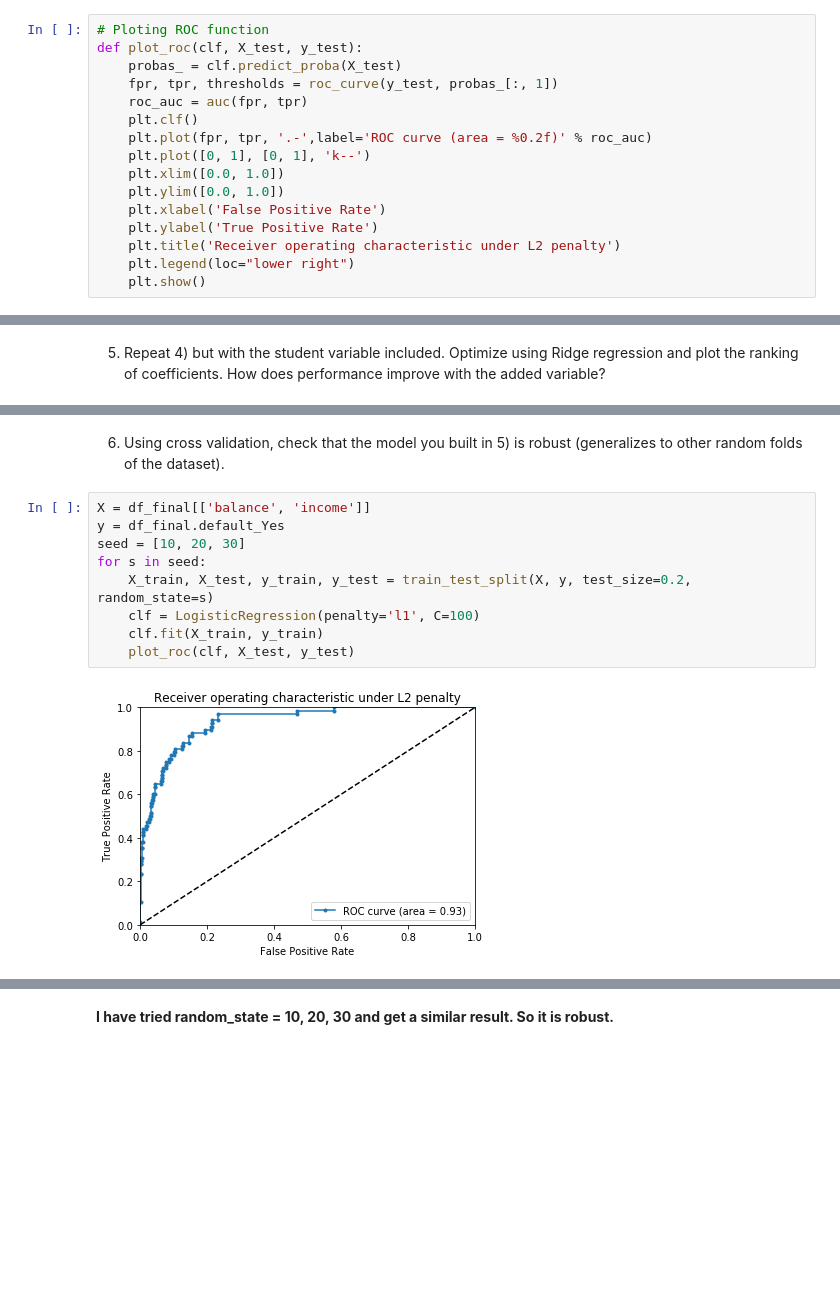
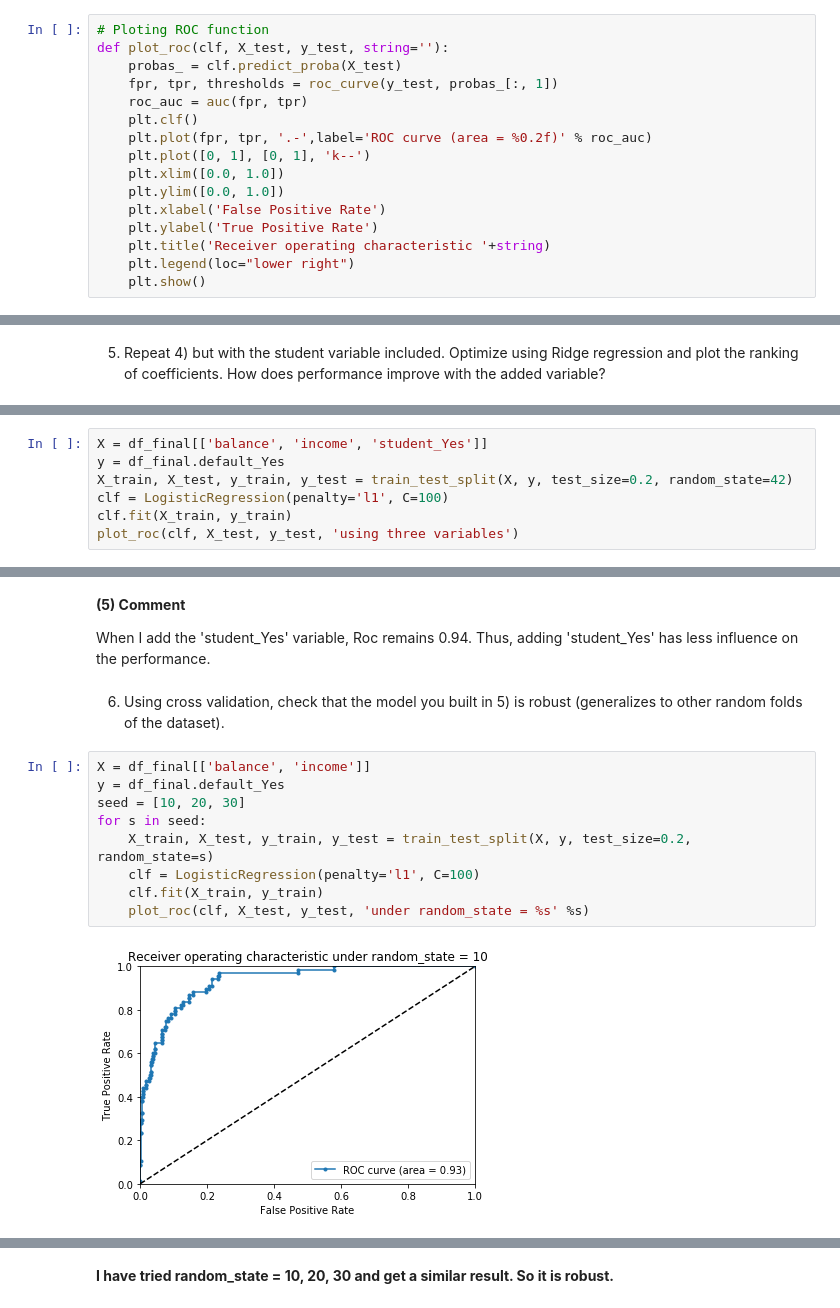
Before and after one commit to Columbia-Intro-Data-Science/python-introduction-imagemoon, a Jupyter notebook: Homework_3_Fanchen_Zeng.ipynb, the cells around one changed output, grey strips where cells are left out. Saved outputs shown, nothing was run; the diff lists cells and outputs as text; blank space fills up the shorter version.

```diff
--- a/Homework_3_Fanchen_Zeng.ipynb
+++ b/Homework_3_Fanchen_Zeng.ipynb
@@ -16,7 +17,7 @@ import graphviz
 %matplotlib inline
 # %%
 # Ploting ROC function
-def plot_roc(clf, X_test, y_test):
+def plot_roc(clf, X_test, y_test, string=''):
     probas_ = clf.predict_proba(X_test)
     fpr, tpr, thresholds = roc_curve(y_test, probas_[:, 1])
     roc_auc = auc(fpr, tpr)
@@ -27,7 +28,7 @@ def plot_roc(clf, X_test, y_test):
     plt.ylim([0.0, 1.0])
     plt.xlabel('False Positive Rate')
     plt.ylabel('True Positive Rate')
-    plt.title('Receiver operating characteristic under L2 penalty')
+    plt.title('Receiver operating characteristic '+string)
     plt.legend(loc="lower right")
     plt.show()
 # %%
@@ -139,0 +150,7 @@ for rect, label in zip(rects, clf.coef_[0]):
+# %%
+X = df_final[['balance', 'income', 'student_Yes']]
+y = df_final.default_Yes
+X_train, X_test, y_train, y_test = train_test_split(X, y, test_size=0.2, random_state=42)
+clf = LogisticRegression(penalty='l1', C=100)
+clf.fit(X_train, y_train)
+plot_roc(clf, X_test, y_test, 'using three variables')
@@ -140,13 +159,17 @@ for rect, label in zip(rects, clf.coef_[0]):
+# %% [markdown]
+**(5) Comment**
+
+When I add the 'student_Yes' variable, Roc remains 0.94. Thus, adding 'student_Yes' has less influence on the performance.
 # %% [markdown]
 6) Using cross validation, check that the model you built in 5) is robust (generalizes to other random folds of the dataset).
 # %%
 X = df_final[['balance', 'income']]
 y = df_final.default_Yes
 seed = [10, 20, 30]
 for s in seed:
     X_train, X_test, y_train, y_test = train_test_split(X, y, test_size=0.2, random_state=s)
     clf = LogisticRegression(penalty='l1', C=100)
     clf.fit(X_train, y_train)
-    plot_roc(clf, X_test, y_test)
+    plot_roc(clf, X_test, y_test, 'under random_state = %s' %s)
 # %% [output]
-[figure, old version]
+[figure, new version]
```
Also changed, not shown: parts of 7 cells of this notebook.
